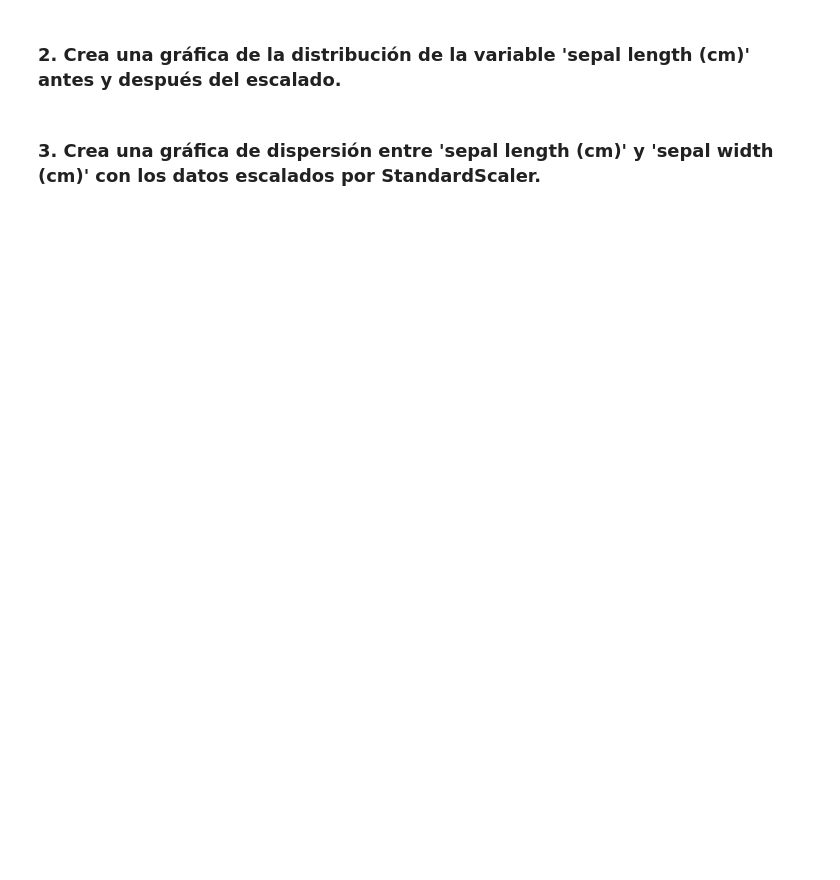
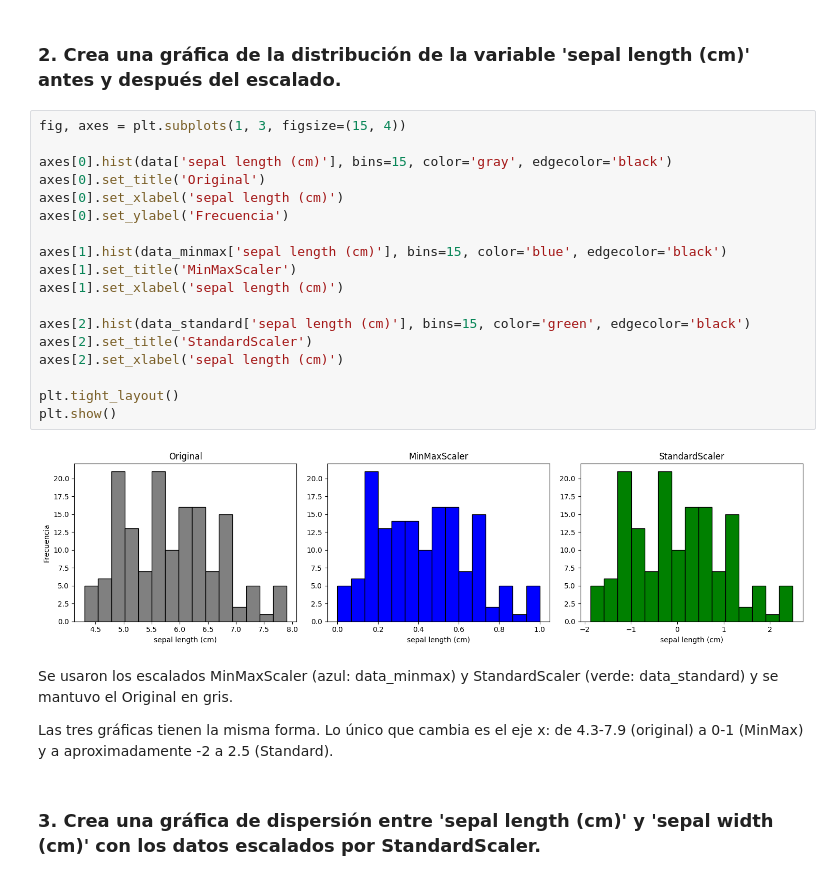
Before and after one commit to moralesro/ML_chk2, a Jupyter notebook: 2_escalado.ipynb, the cells around one changed output. Drawn from its saved outputs; the diff is of its cells as text; blank space fills up the shorter version.

```diff
--- a/2_escalado.ipynb
+++ b/2_escalado.ipynb
@@ -32,4 +75,28 @@ Contesta las siguientes preguntas. Para cada pregunta, deberás escribir código
 # %% [markdown]
 ### 2. Crea una gráfica de la distribución de la variable 'sepal length (cm)' antes y después del escalado.
+# %%
+fig, axes = plt.subplots(1, 3, figsize=(15, 4))
+
+axes[0].hist(data['sepal length (cm)'], bins=15, color='gray', edgecolor='black')
+axes[0].set_title('Original')
+axes[0].set_xlabel('sepal length (cm)')
+axes[0].set_ylabel('Frecuencia')
+
+axes[1].hist(data_minmax['sepal length (cm)'], bins=15, color='blue', edgecolor='black')
+axes[1].set_title('MinMaxScaler')
+axes[1].set_xlabel('sepal length (cm)')
+
+axes[2].hist(data_standard['sepal length (cm)'], bins=15, color='green', edgecolor='black')
+axes[2].set_title('StandardScaler')
+axes[2].set_xlabel('sepal length (cm)')
+
+plt.tight_layout()
+plt.show()
+# %% [output]
+[figure, added]
+# %% [markdown]
+Se usaron los escalados MinMaxScaler (azul: data_minmax) y StandardScaler (verde: data_standard) y se mantuvo el Original en gris.
+
+Las tres gráficas tienen la misma forma. Lo único que cambia es el eje x: de 4.3-7.9 (original) a 0-1 (MinMax) y a aproximadamente -2 a 2.5 (Standard).
 # %% [markdown]
 ### 3. Crea una gráfica de dispersión entre 'sepal length (cm)' y 'sepal width (cm)' con los datos escalados por StandardScaler.
```
Also changed, not shown: parts of 7 cells of this notebook.
